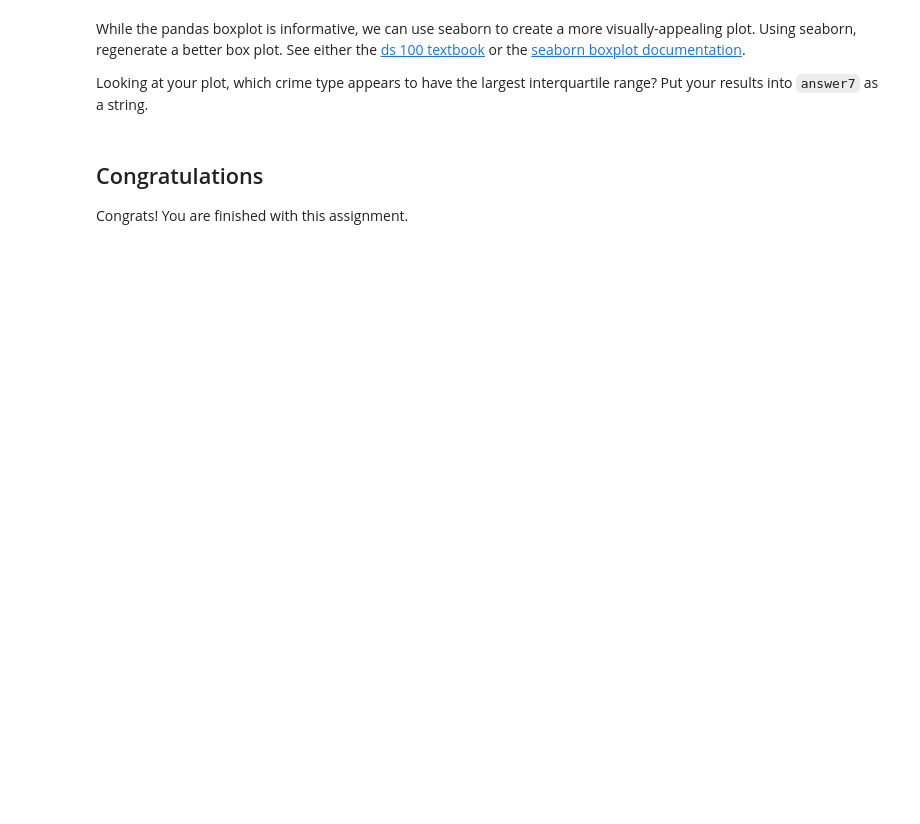
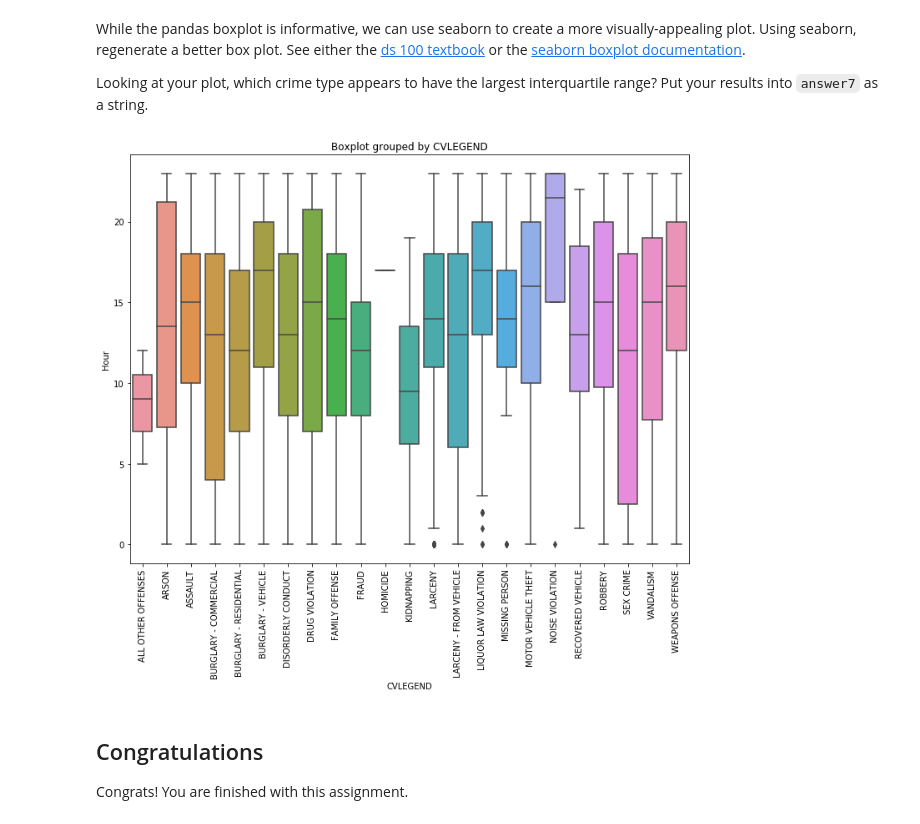
Before and after one commit to charlysl/Berkeley-DataScience100, a Jupyter notebook: labs/lab03/lab03.ipynb, the cells around one changed output. Saved outputs shown, nothing was run; the diff lists cells and outputs as text; code cells hidden in the pictures; blank space fills up the shorter version.

```diff
--- a/labs/lab03/lab03.ipynb
+++ b/labs/lab03/lab03.ipynb
@@ -287,2 +467,4 @@ name: q6
+# %%
+calls['Hour'] = calls['EVENTTM'].str[0:2].astype(int)
 # %%
 ok.grade("q6");
@@ -323,3 +517,12 @@ answer7 = ... #your answer here
+# %%
+answer7 = 'SEX CRIME'
+
+# Todo: Make a boaxplot with seaborn
+ax = sns.boxplot(data=calls[['CVLEGEND','Hour']], x='CVLEGEND', y='Hour', order=np.sort(calls['CVLEGEND'].unique()))
+ax.set_title('Boxplot grouped by CVLEGEND')
+ax.set_xticklabels(ax.get_xticklabels(), rotation=90);
+# %% [output]
+[figure, added]
 # %% [markdown]
 ## Congratulations
 
```
Also changed, not shown: parts of 39 cells of this notebook.
